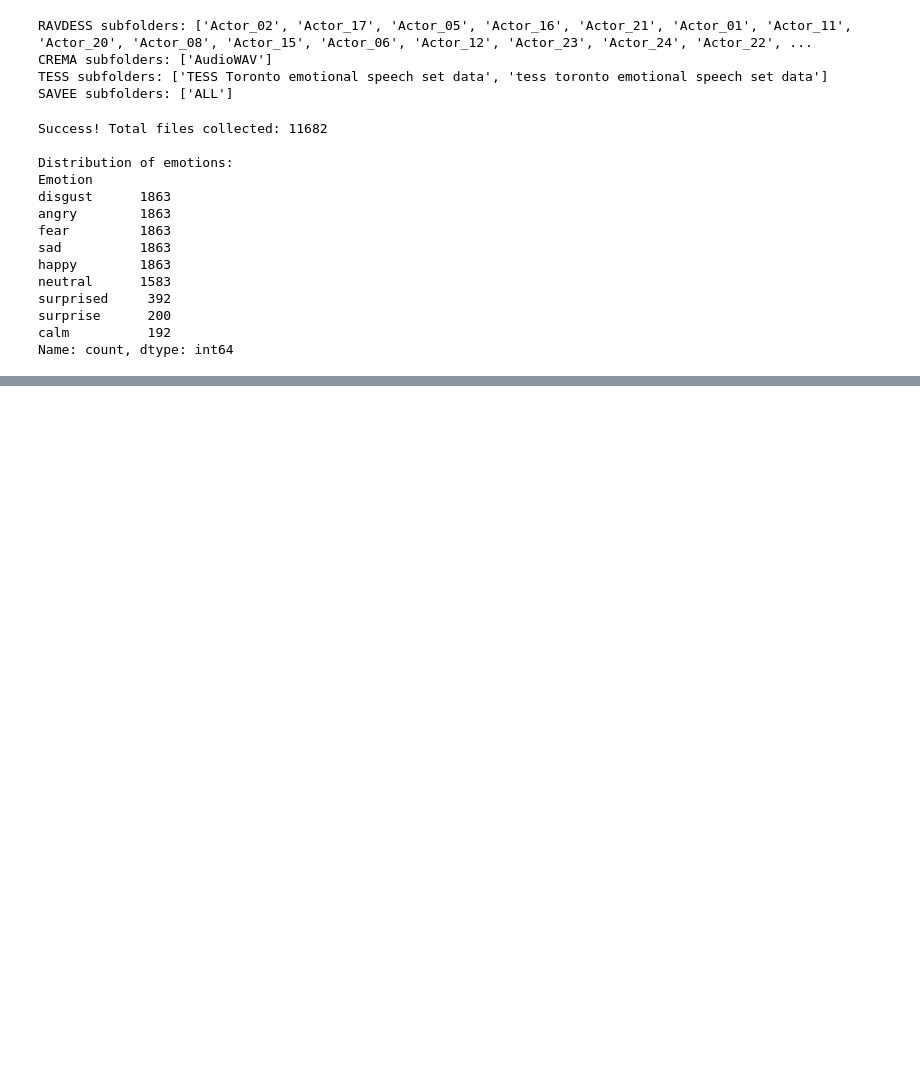
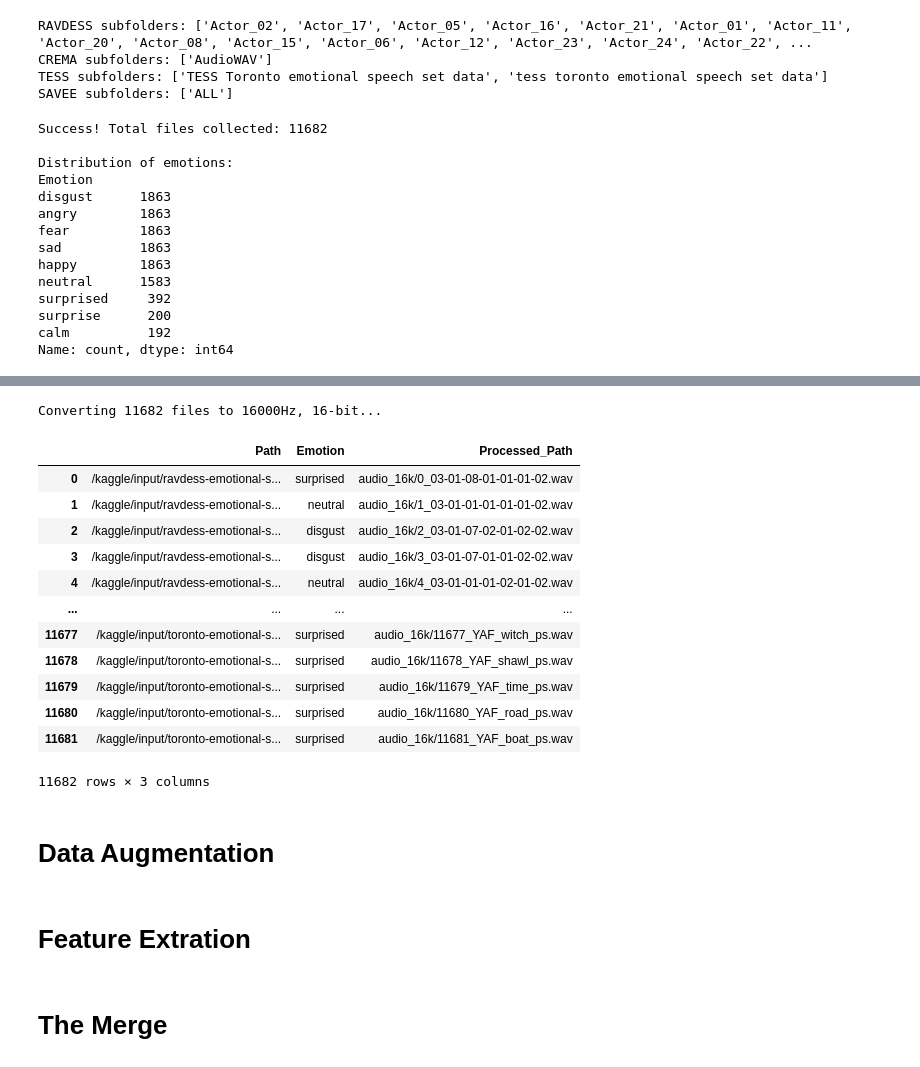
Before and after one commit to P202U/Voice-Emotion-Recognition, a Jupyter notebook: Emotion_recognition.ipynb, the cells around one changed output, grey strips where cells are left out. Saved outputs shown, nothing was run; the diff lists cells and outputs as text; code cells hidden in the pictures; blank space fills up the shorter version.

```diff
--- a/Emotion_recognition.ipynb
+++ b/Emotion_recognition.ipynb
@@ -148,3 +145,9 @@ surprised     392
 surprise      200
 calm          192
 Name: count, dtype: int64
+# %%
+df['Emotion'] = df['Emotion'].replace({'surprise': 'surprised'})
+
+df['Emotion'] = df['Emotion'].replace({'calm': 'neutral'})
+
+print(df['Emotion'].value_counts())
@@ -150,0 +164,57 @@ Name: count, dtype: int64
+# %%
+import os
+import librosa
+import soundfile as sf
+from tqdm import tqdm
+
+output_dir = 'audio_16k'
+if not os.path.exists(output_dir):
+  os.makedirs(output_dir)
+
+def convert_audio(df, target_sr=16000):
+  new_paths = []
+
+  print(f"Converting {len(df)} files to {target_sr}Hz, 16-bit...")
+
+  for i, row in tqdm(df.iterrows(), total=len(df)):
+    old_path = row['Path']
+    file_name = f'{i}_{os.path.basename(old_path)}'
+    new_path = os.path.join(output_dir, file_name)
+
+    try:
+      # load and resample to 16k Hz
+      audio, sr = librosa.load(old_path, sr=target_sr)
+
+      # Save as 16 bit PCM WAV
+      sf.write(new_path, audio, target_sr, subtype='PCM_16')
+
+      new_paths.append(new_path)
+    except Exception as e:
+      print(f"Error processing {old_path}: {e}")
+      new_paths.append(None)
+
+  return new_paths
+# %%
+df['Processed_Path'] = convert_audio(df)
+
+df = df.dropna(subset=['Processed_Path'])
+# %% [output]
+Converting 11682 files to 16000Hz, 16-bit...
+# %%
+df
+# %% [output]
+|  | Path | Emotion | Processed_Path |
+| 0 | /kaggle/input/ravdess-emotional-s... | surprised | audio_16k/0_03-01-08-01-01-01-02.wav |
+| 1 | /kaggle/input/ravdess-emotional-s... | neutral | audio_16k/1_03-01-01-01-01-01-02.wav |
+| 2 | /kaggle/input/ravdess-emotional-s... | disgust | audio_16k/2_03-01-07-02-01-02-02.wav |
+| 3 | /kaggle/input/ravdess-emotional-s... | disgust | audio_16k/3_03-01-07-01-01-02-02.wav |
+| 4 | /kaggle/input/ravdess-emotional-s... | neutral | audio_16k/4_03-01-01-01-02-01-02.wav |
+| ... | ... | ... | ... |
+| 11677 | /kaggle/input/toronto-emotional-s... | surprised | audio_16k/11677_YAF_witch_ps.wav |
+| 11678 | /kaggle/input/toronto-emotional-s... | surprised | audio_16k/11678_YAF_shawl_ps.wav |
+| 11679 | /kaggle/input/toronto-emotional-s... | surprised | audio_16k/11679_YAF_time_ps.wav |
+| 11680 | /kaggle/input/toronto-emotional-s... | surprised | audio_16k/11680_YAF_road_ps.wav |
+| 11681 | /kaggle/input/toronto-emotional-s... | surprised | audio_16k/11681_YAF_boat_ps.wav |
+11682 rows × 3 columns
+# %% [markdown]
+# Data Augmentation
@@ -150,0 +241,2 @@ Name: count, dtype: int64
+# %% [markdown]
+# Feature Extration
@@ -150,0 +285,2 @@ Name: count, dtype: int64
+# %% [markdown]
+# The Merge
```
Also changed, not shown: parts of 15 cells of this notebook.
